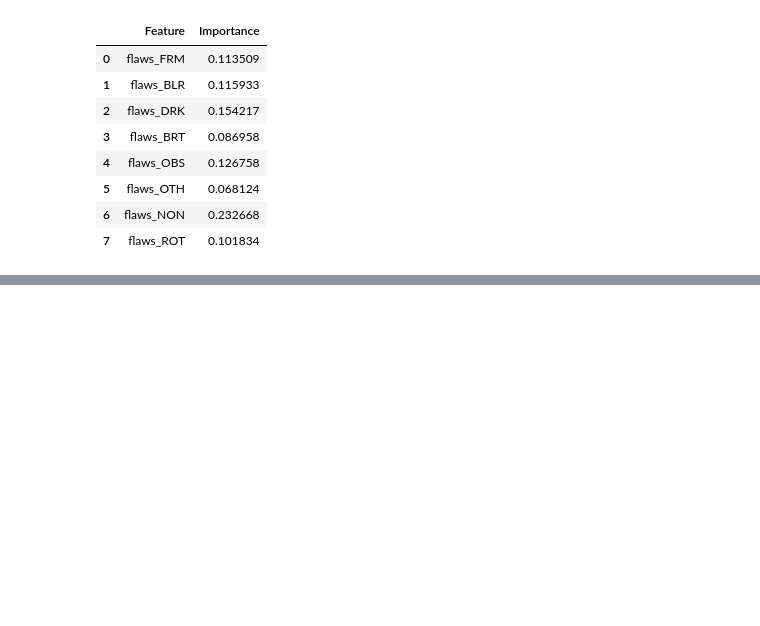
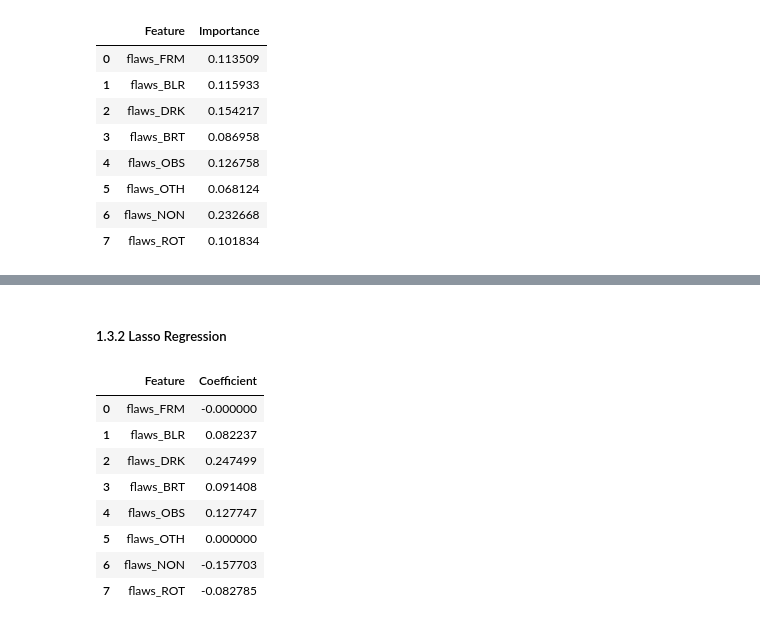
Before and after one commit to cthacker-udel/VizWizAnnotations, a Jupyter notebook: image_quality_issues.ipynb, the cells around one changed output, grey strips where cells are left out. Drawn from its saved outputs; the diff is of its cells as text; code cells hidden in the pictures; blank space fills up the shorter version.

Commit message:
feat: Added lasso regression correlation analysis

```diff
--- a/image_quality_issues.ipynb
+++ b/image_quality_issues.ipynb
@@ -147 +152,22 @@ As we can see from these results, this is not quite similar to the LinR (Linear
 My initial presumption would be that `flaws_DRK` or `flaws_BLR` would have the highest correlation, logically those are major flaws that cause high unrecognizable values. Since if a picture is intensely dark, the picture would be extremely unrecognizable.
+# %% [markdown]
+##### 1.3.2 Lasso Regression
+# %%
+from sklearn.linear_model import Lasso
+
+model_lasso = Lasso(alpha=0.1)
+model_lasso.fit(data_df, target)
+
+feature_importance = pd.DataFrame({ 'Feature': data_df.columns, 'Coefficient': model_lasso.coef_ })
+
+feature_importance
+# %% [output]
+|  | Feature | Coefficient |
+| 0 | flaws_FRM | -0.000000 |
+| 1 | flaws_BLR | 0.082237 |
+| 2 | flaws_DRK | 0.247499 |
+| 3 | flaws_BRT | 0.091408 |
+| 4 | flaws_OBS | 0.127747 |
+| 5 | flaws_OTH | 0.000000 |
+| 6 | flaws_NON | -0.157703 |
+| 7 | flaws_ROT | -0.082785 |
```
Also changed, not shown: parts of 2 cells of this notebook.
